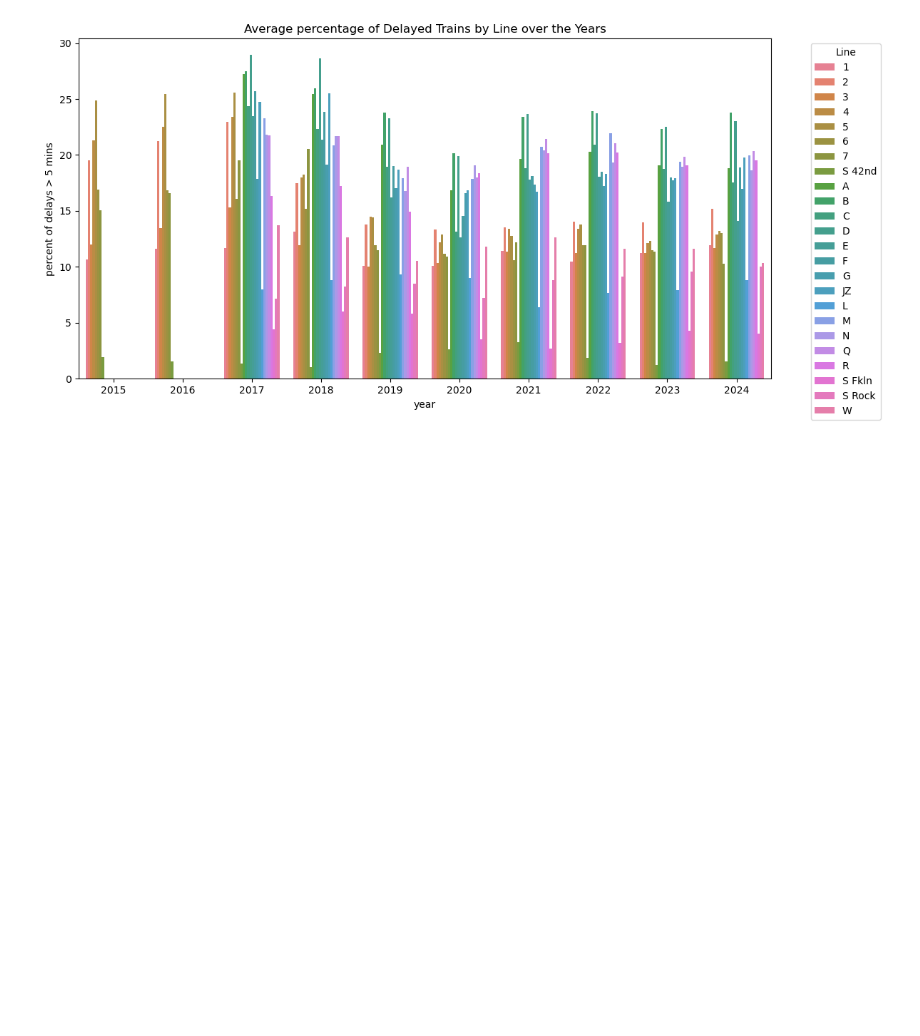
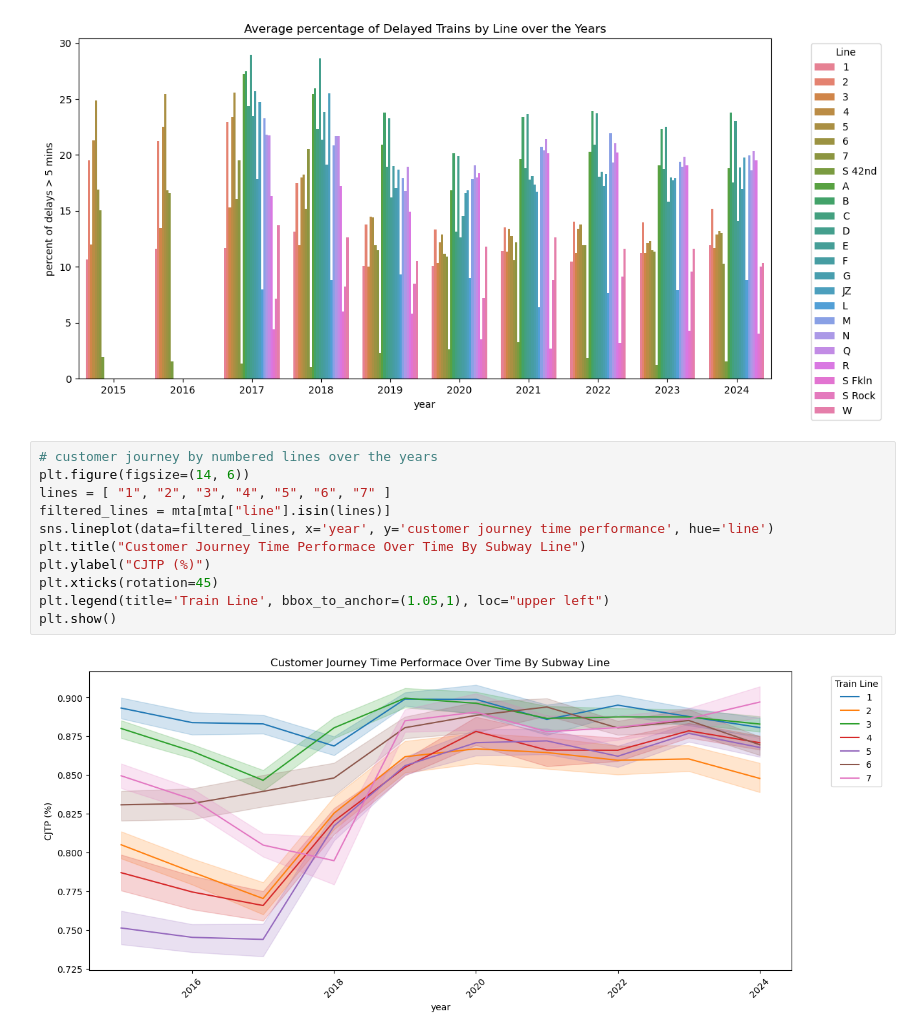
Before and after one commit to tali0n-git/MTA-subway-analysis, a Jupyter notebook: mina-notebook.ipynb, the cells around one changed output. Saved outputs shown, nothing was run; the diff lists cells and outputs as text; blank space fills up the shorter version.

```diff
--- a/mina-notebook.ipynb
+++ b/mina-notebook.ipynb
@@ -131,3 +140,16 @@ plt.tight_layout()
 plt.show()
 # %% [output]
 [figure]
+# %%
+# customer journey by numbered lines over the years
+plt.figure(figsize=(14, 6))
+lines = [ "1", "2", "3", "4", "5", "6", "7" ]
+filtered_lines = mta[mta["line"].isin(lines)]
+sns.lineplot(data=filtered_lines, x='year', y='customer journey time performance', hue='line')
+plt.title("Customer Journey Time Performace Over Time By Subway Line")
+plt.ylabel("CJTP (%)")
+plt.xticks(rotation=45)
+plt.legend(title='Train Line', bbox_to_anchor=(1.05,1), loc="upper left")
+plt.show()
+# %% [output]
+[figure, added]
```
Also changed, not shown: parts of 8 cells of this notebook.
